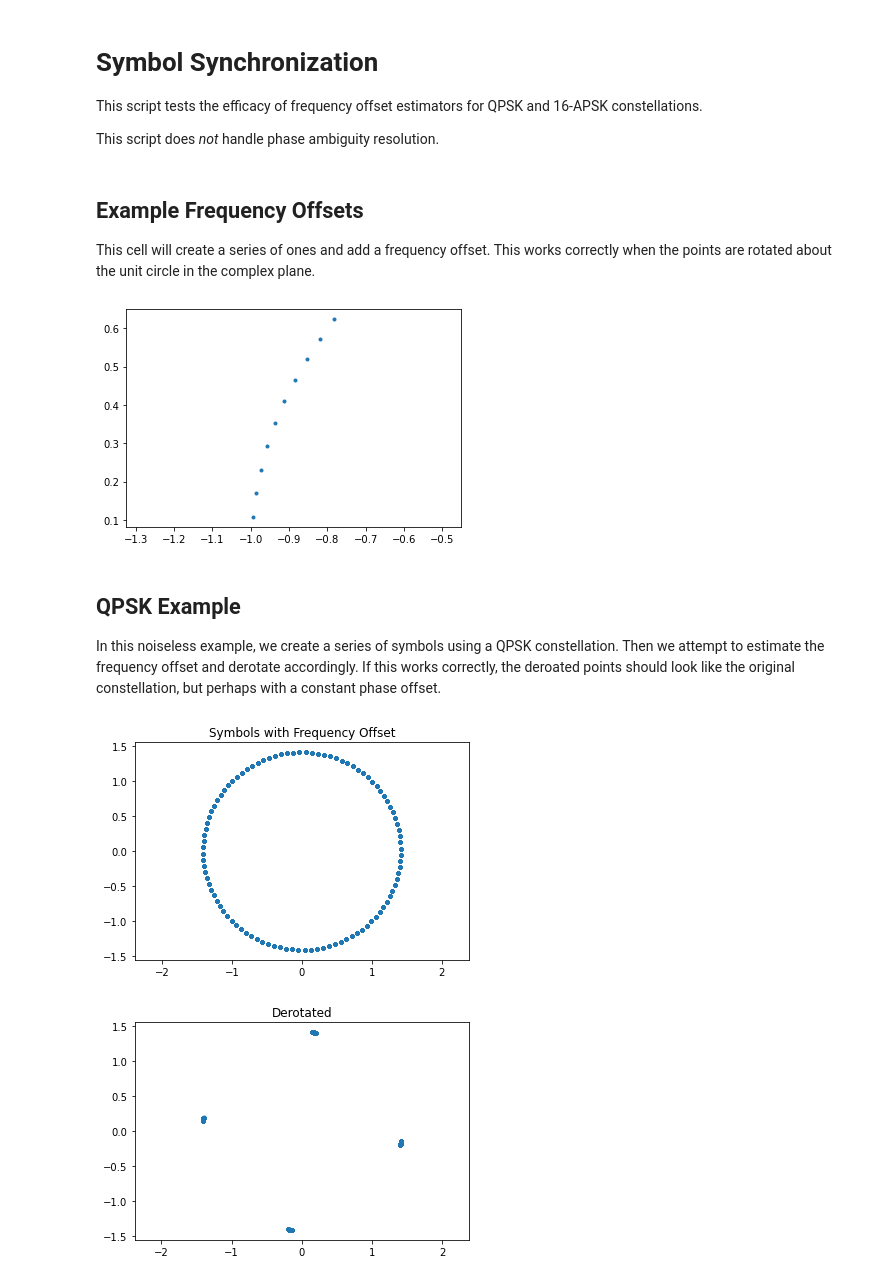
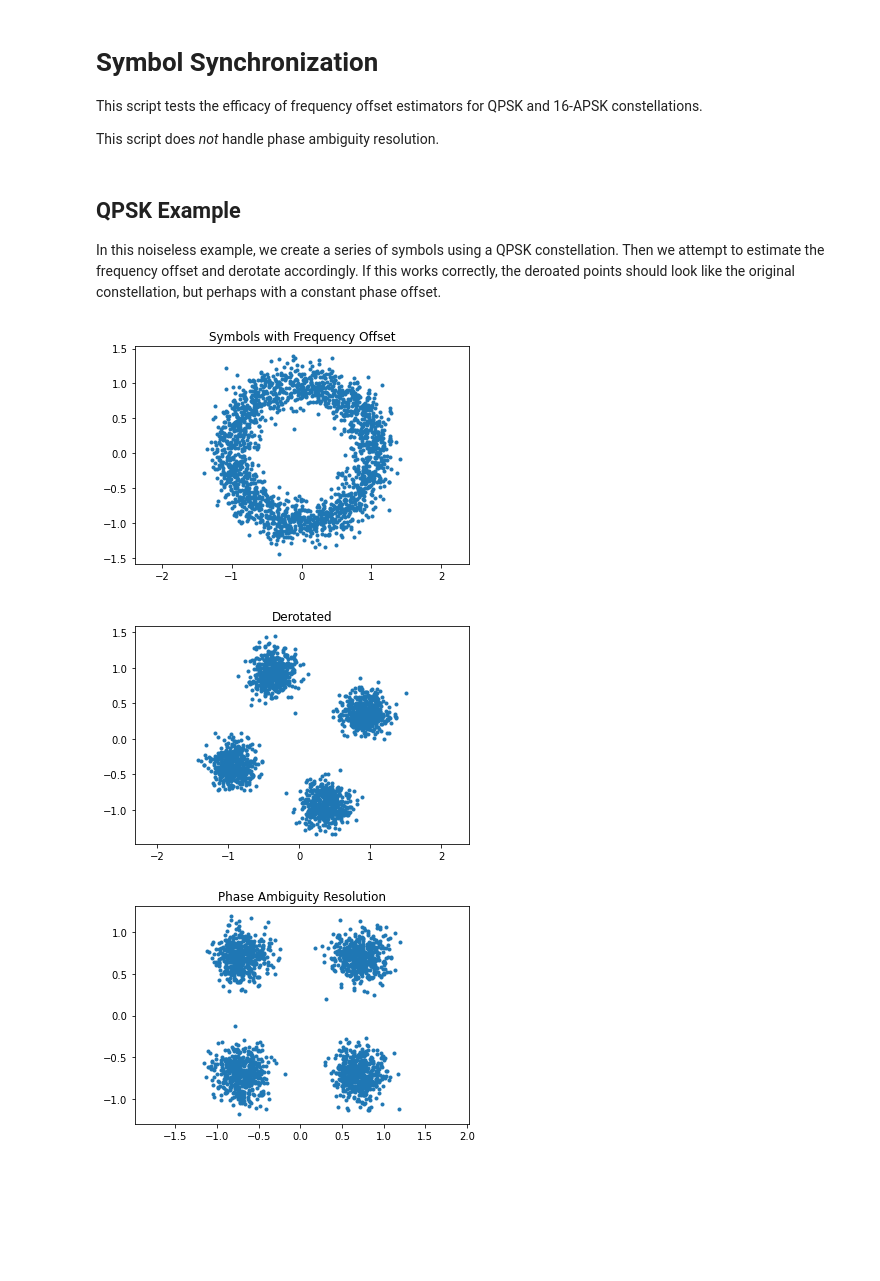
Before and after one commit to 49pctber/digicomm, a Jupyter notebook: synchronization.ipynb, the cells around one changed output. Drawn from its saved outputs; the diff is of its cells as text; code cells hidden in the pictures; blank space fills up the shorter version.

Commit message:
Added phase ambiguity resolution for unique words and QPSK example

```diff
--- a/synchronization.ipynb
+++ b/synchronization.ipynb
@@ -9,45 +9,39 @@ import numpy as np
 import scipy as sp
 from matplotlib import pyplot as plt
 from digicomm import * # import my helper functions
-# %% [markdown]
-## Example Frequency Offsets
-
-This cell will create a series of ones and add a frequency offset. This works correctly when the points are rotated about the unit circle in the complex plane.
-# %%
-iqs = np.ones((10,), dtype='complex128')
-rx = addFrequencyOffset(iqs, nuT=0.01)
-rx = addPhaseOffset(rx)
-
-plt.plot(rx.real, rx.imag, '.')
-plt.axis('equal')
-plt.show()
-# %% [output]
-[figure, removed]
 # %% [markdown]
 ## QPSK Example
 
 In this noiseless example, we create a series of symbols using a QPSK constellation. Then we attempt to estimate the frequency offset and derotate accordingly. If this works correctly, the deroated points should look like the original constellation, but perhaps with a constant phase offset.
 # %%
-c = constellations['qpsk']
+c = getConstellation(type='qpsk')
 M = len(c)
 nsyms = 2048
 nbits = nsyms * int(np.log2(M))
 bits = np.random.randint(0,2,size=(nbits,))
 syms = bitsToSymbols(bits,M)
 tx = c[syms]
 
-rx = addPhaseOffset(addFrequencyOffset(tx,nuT=0.01))
+rx = addNoise(addPhaseOffset(addFrequencyOffset(tx,nuT=0.01)), SNR=10, Eb=1/2)
 plt.plot(rx.real, rx.imag, '.')
 plt.axis('equal')
 plt.title('Symbols with Frequency Offset')
 plt.show()
 
 nuT_hat = freqOffsetEstimationQpsk(rx, mode='interp_1') # estimate frequency offset
 rx_2 = addFrequencyOffset(rx,nuT=-nuT_hat) # derotation
 plt.plot(rx_2.real, rx_2.imag, '.')
 plt.axis('equal')
 plt.title('Derotated')
 plt.show()
+
+luw = 64
+rx_3 = phaseAmbiguityResolution(rx_2, rx_2[0:luw], tx[0:luw]) # use the first few symbols as a poor man's unique word. This is cheating because we don't have explicit knowledge of tx.
+plt.plot(rx_3.real, rx_3.imag, '.')
+plt.axis('equal')
+plt.title('Phase Ambiguity Resolution')
+plt.show()
 # %% [output]
-[figure, old version]
+[figure, new version]
-[figure, old version]
+[figure, new version]
+[figure, added]
```
Also changed, not shown: 1 other file.
